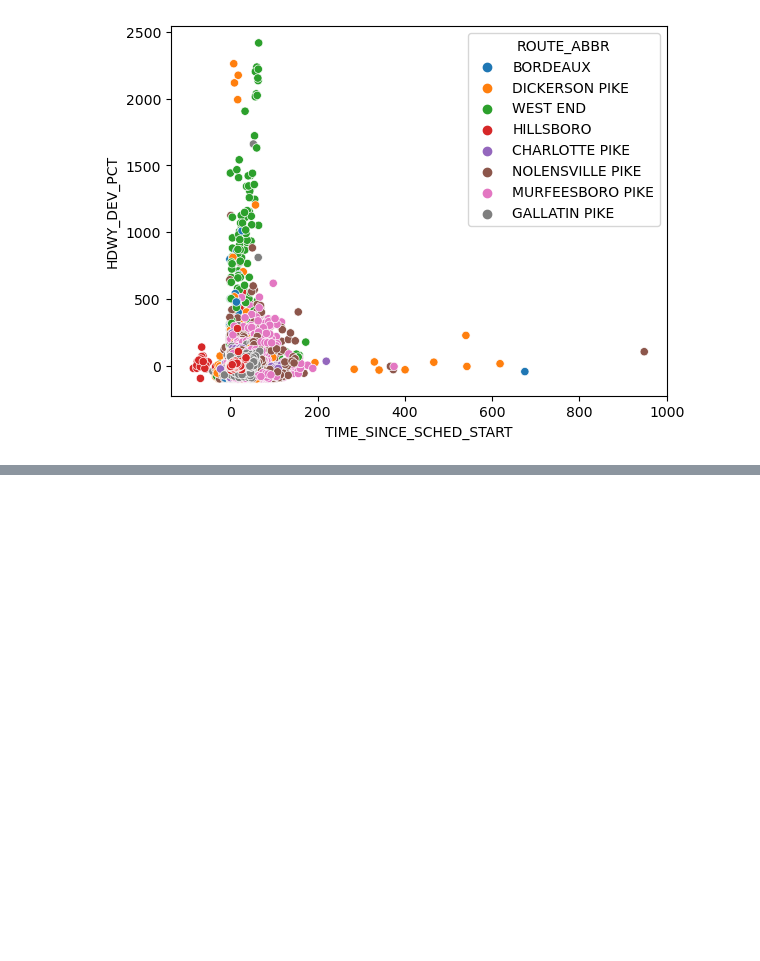
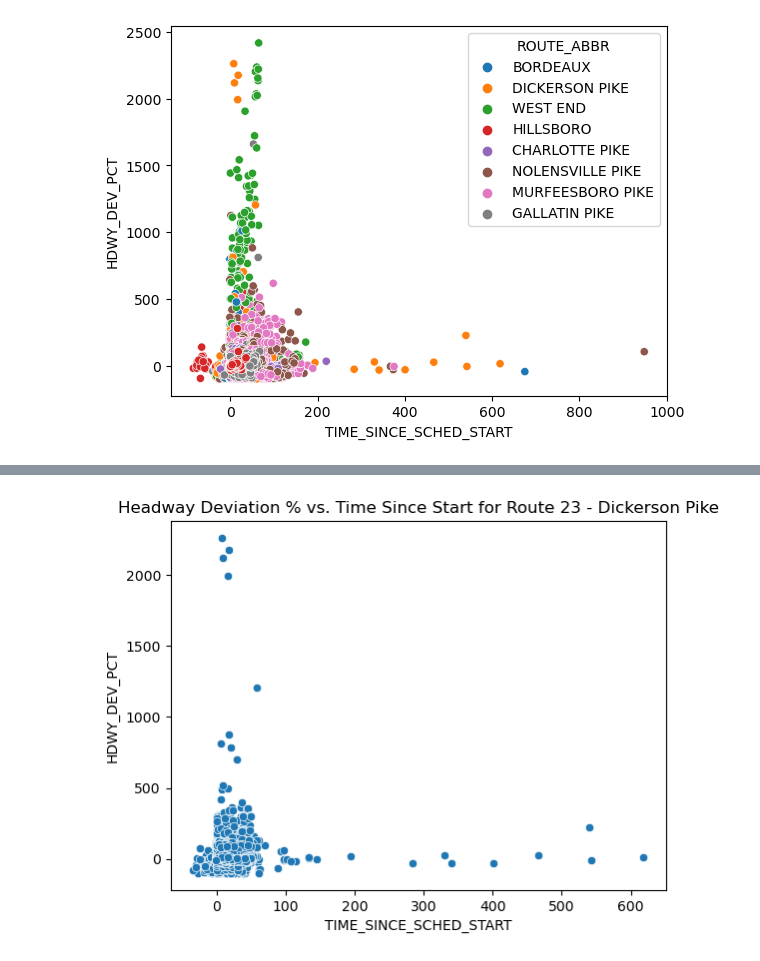
Before and after one commit to ballir27/wego-nashville-bus-adherence, a Jupyter notebook: Notebooks/AB-WeGo-Dist-Time-Travelled-Analysis.ipynb, the cells around one changed output, grey strips where cells are left out. Cells and saved outputs as stored; diff of their text form; code cells hidden in the pictures; blank space fills up the shorter version.

```diff
--- a/Notebooks/AB-WeGo-Dist-Time-Travelled-Analysis.ipynb
+++ b/Notebooks/AB-WeGo-Dist-Time-Travelled-Analysis.ipynb
@@ -402,0 +431,4 @@ sns.scatterplot(data=headway_df_adj, x= 'TIME_SINCE_SCHED_START', y='HDWY_DEV_PC
+# %%
+sns.scatterplot(data=headway_df_adj[headway_df_adj['ROUTE_ABBR']=='DICKERSON PIKE'], x= 'TIME_SINCE_SCHED_START', y='HDWY_DEV_PCT').set(title='Headway Deviation % vs. Time Since Start for Route 23 - Dickerson Pike');
+# %% [output]
+[figure, added]
```
Also changed, not shown: parts of 16 cells of this notebook.
